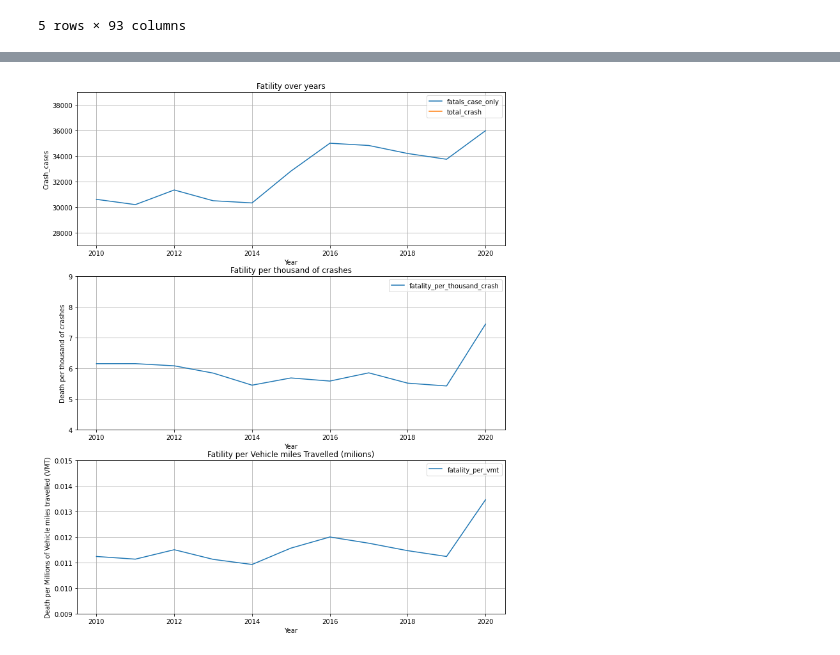
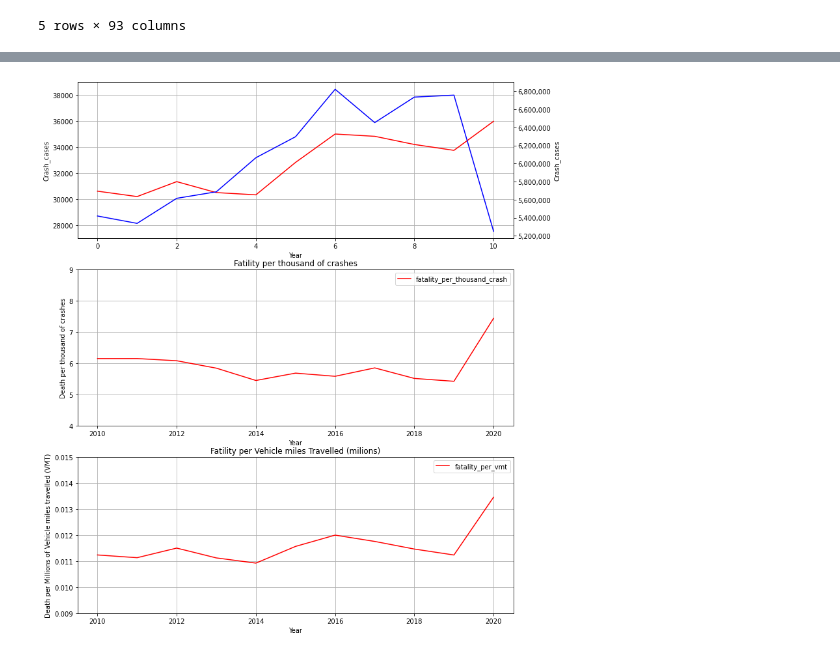
Before and after one commit to MZt92-ui/Project-1-Group-3, a Jupyter notebook: car_crash/data_analyse.ipynb, the cells around one changed output, grey strips where cells are left out. Cells and saved outputs as stored; diff of their text form; code cells hidden in the pictures.

```diff
--- a/car_crash/data_analyse.ipynb
+++ b/car_crash/data_analyse.ipynb
@@ -104,23 +82,29 @@ summary_crash_case
 | 9 | 2019 | 33762 | 1916344 | 4806253 | 36644 | 6756359 | ... |
 | 10 | 2020 | 35995 | 1593390 | 3621681 | 39066 | 5251066 | ... |
 # %%
-# plot total fatals per year
+# plot total fatal crashes per year
 fig, (p1,p2,p3) = plt.subplots(3,figsize=(12, 15))
-summary_crash_case.plot.line(x='caseyear',y='fatals_case_only',ax=p1,title='Fatility over years')
-summary_crash_case.plot.line(x='caseyear',y='total_crash',ax=p1,title='Fatility over years')
+summary_crash_case.fatals_case_only.plot(ax=p1,color='r')
+summary_crash_case.total_crash.plot(secondary_y=True,ax=p1,color='b')
 p1.set_ylim(27000,39000)
 p1.set_xlabel("Year")
 p1.set_ylabel('Crash_cases')
+p1.right_ax.set_ylabel('Crash_cases')
+p1.right_ax.ticklabel_format(style='plain')
+p1.right_ax.yaxis.set_major_formatter(mpl.ticker.StrMethodFormatter('{x:,.0f}'))
 p1.grid()
-summary_crash_case.plot.line(x='caseyear',y='fatality_per_thousand_crash',ax=p2,title='Fatility per thousand of crashes')
+
+#plot total death per thousand of crashes
+summary_crash_case.plot.line(x='caseyear',y='fatality_per_thousand_crash',ax=p2,title='Fatility per thousand of crashes',color='r')
 p2.set_ylim(4,9)
 p2.set_xlabel("Year")
 p2.set_ylabel('Death per thousand of crashes')
 p2.grid()
-summary_crash_case.plot.line(x='caseyear',y='fatality_per_vmt',ax=p3,title='Fatility per Vehicle miles Travelled (milions)')
+#plot total death per Vehicle miles travelled
+summary_crash_case.plot.line(x='caseyear',y='fatality_per_vmt',ax=p3,title='Fatility per Vehicle miles Travelled (milions)',color='r')
 p3.set_ylim(0.009,0.015)
 p3.set_xlabel("Year")
 p3.set_ylabel('Death per Millions of Vehicle miles travelled (VMT)')
 p3.grid()
 # %% [output]
-[figure, old version]
+[figure, new version]
```
Also changed, not shown: parts of 7 cells of this notebook.
